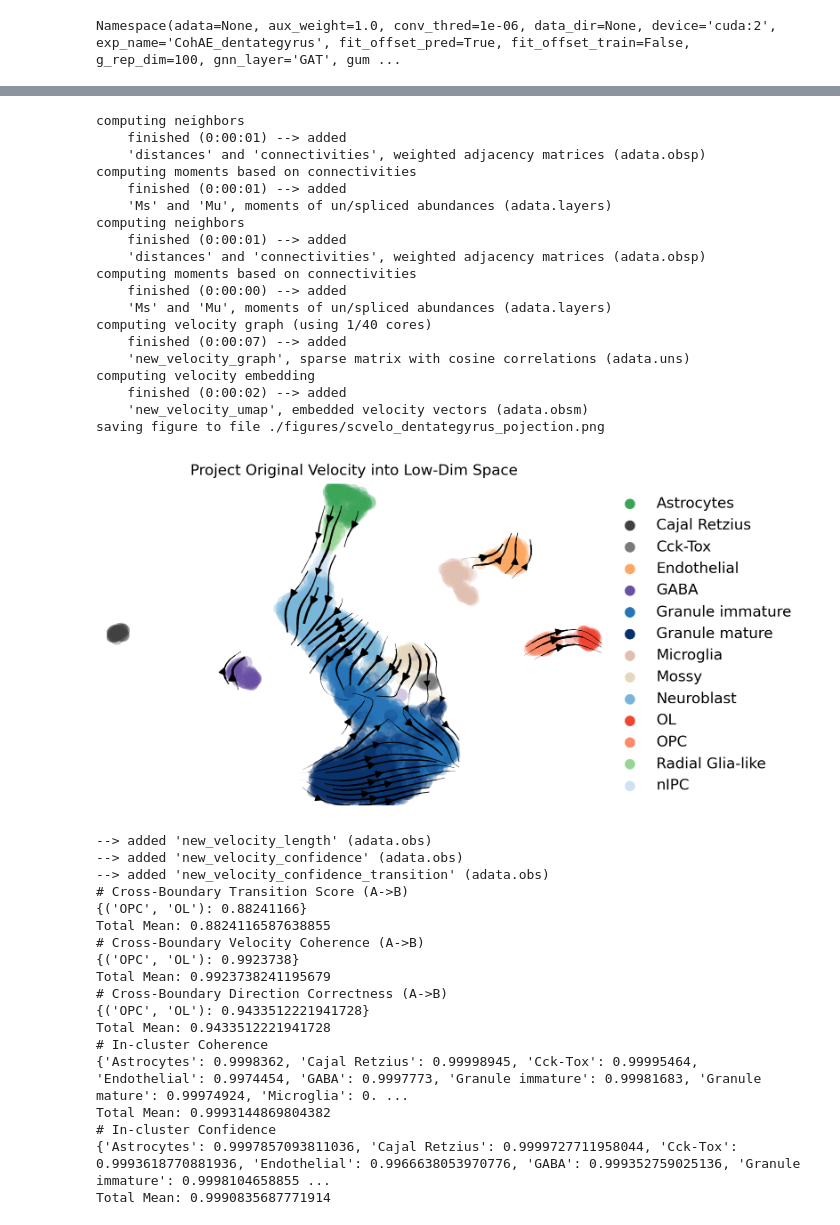
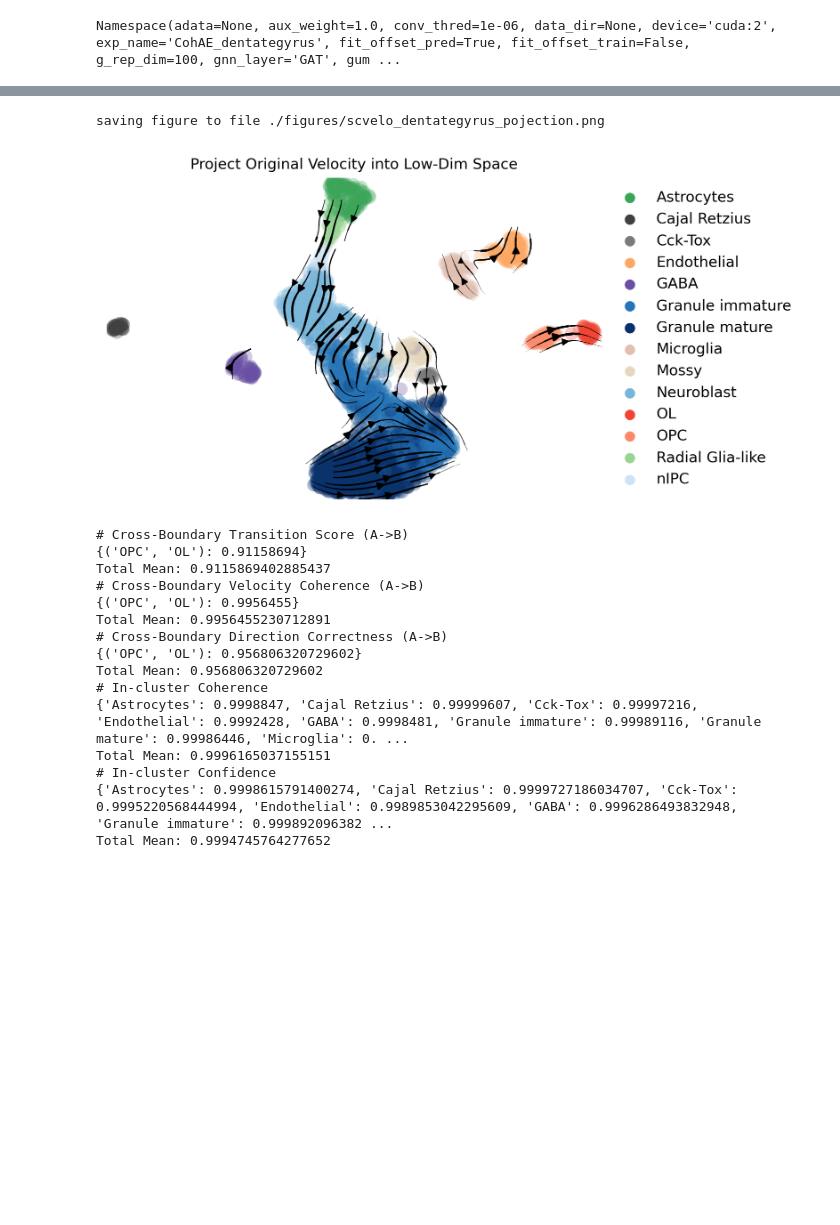
Before and after one commit to qiaochen/VeloAE, a Jupyter notebook: notebooks/dentategyrus/model-dentategyrus_gat.ipynb, the cells around one changed output, grey strips where cells are left out. Cells and saved outputs as stored; diff of their text form; code cells hidden in the pictures; blank space fills up the shorter version.

```diff
--- a/notebooks/dentategyrus/model-dentategyrus_gat.ipynb
+++ b/notebooks/dentategyrus/model-dentategyrus_gat.ipynb
@@ -15,7 +15,6 @@ args = parser.parse_args(args=['--lr', '1e-5',
                                '--k-dim', '100',
                                '--model-name', 'dentategyrus_model.cpt',
                                '--exp-name', 'CohAE_dentategyrus',
-                               '--scv_n_jobs', '10',
                                '--device', 'cuda:2',
                                '--gumbsoft_tau', '5',
                                '--nb_g_src', "X",
@@ -24,12 +23,13 @@ args = parser.parse_args(args=['--lr', '1e-5',
                                '--n_conn_nb', '30',
                                '--n_nb_newadata', '30',
                                '--aux_weight', '1',
-                               '--fit_offset_train', None,
-                               '--fit_offset_pred', 'True',
-                               '--use_offset_pred', None,
+                               '--fit_offset_train', 'false',
+                               '--fit_offset_pred', 'true',
+                               '--use_offset_pred', 'false',
                                '--gnn_layer', 'GAT',
                                '--vis-key', 'X_umap',
-                               '--vis_type_col', 'clusters'
+                               '--vis_type_col', 'clusters',
+                               '--scv_n_jobs', '10',
                               ])
 args
 # %% [output]
@@ -156,69 +134,48 @@ Train Epoch: 20000/20000        Loss: 0.468770
 # %%
 def exp(adata, exp_metrics):
     model = init_model(adata, args, device)
     model.load_state_dict(torch.load(args.model_name))
     model = model.to(device)
     model.eval()
     with torch.no_grad():
         x = model.encoder(tensor_x)
         s = model.encoder(tensor_s)
         u = model.encoder(tensor_u)
 
         v = estimate_ld_velocity(s, u, device=device, perc=[5, 95],
                                  norm=args.use_norm, fit_offset=args.fit_offset_pred,
                                  use_offset=args.use_offset_pred).cpu().numpy()
         x = x.cpu().numpy()
         s = s.cpu().numpy()
         u = u.cpu().numpy()
 
-    adata = new_adata(adata, x, s, u, v, g_basis=args.nb_g_src, n_nb_newadata=args.n_nb_newadata)
+    adata = new_adata(adata, x, s, u, v, g_basis=args.ld_nb_g_src, n_nb_newadata=args.n_nb_newadata)
     scv.tl.velocity_graph(adata, vkey='new_velocity', n_jobs=args.scv_n_jobs)
     scv.pl.velocity_embedding_stream(adata, legend_loc='right_margin', vkey="new_velocity", basis=args.vis_key, color=[args.vis_type_col],
                                     title="Project Original Velocity into Low-Dim Space", smooth=0.5,
                                     dpi=350,
                                     save='dentategyrus_pojection.png')
     scv.tl.velocity_confidence(adata, vkey='new_velocity')
     exp_metrics['Cohort AutoEncoder'] = evaluate(adata, cluster_edges, args.vis_type_col, "new_velocity")
 exp(adata, exp_metrics)
 # %% [output]
-computing neighbors
-    finished (0:00:01) --> added
-    'distances' and 'connectivities', weighted adjacency matrices (adata.obsp)
-computing moments based on connectivities
-    finished (0:00:01) --> added
-    'Ms' and 'Mu', moments of un/spliced abundances (adata.layers)
-computing neighbors
-    finished (0:00:01) --> added
-    'distances' and 'connectivities', weighted adjacency matrices (adata.obsp)
-computing moments based on connectivities
-    finished (0:00:00) --> added
-    'Ms' and 'Mu', moments of un/spliced abundances (adata.layers)
-computing velocity graph (using 1/40 cores)
-    finished (0:00:07) --> added
-    'new_velocity_graph', sparse matrix with cosine correlations (adata.uns)
-computing velocity embedding
-    finished (0:00:02) --> added
-    'new_velocity_umap', embedded velocity vectors (adata.obsm)
 saving figure to file ./figures/scvelo_dentategyrus_pojection.png
-[figure, old version]
+[figure, new version]
---> added 'new_velocity_length' (adata.obs)
---> added 'new_velocity_confidence' (adata.obs)
---> added 'new_velocity_confidence_transition' (adata.obs)
 # Cross-Boundary Transition Score (A->B)
-{('OPC', 'OL'): 0.88241166}
-Total Mean: 0.8824116587638855
+{('OPC', 'OL'): 0.91158694}
+Total Mean: 0.9115869402885437
 # Cross-Boundary Velocity Coherence (A->B)
-{('OPC', 'OL'): 0.9923738}
-Total Mean: 0.9923738241195679
+{('OPC', 'OL'): 0.9956455}
+Total Mean: 0.9956455230712891
 # Cross-Boundary Direction Correctness (A->B)
-{('OPC', 'OL'): 0.9433512221941728}
-Total Mean: 0.9433512221941728
+{('OPC', 'OL'): 0.956806320729602}
+Total Mean: 0.956806320729602
 # In-cluster Coherence
-{'Astrocytes': 0.9998362, 'Cajal Retzius': 0.99998945, 'Cck-Tox': 0.99995464, 'Endothelial': 0.9974454, 'GABA': 0.9997773, 'Granule immature': 0.99981683, 'Granule mature': 0.99974924, 'Microglia': 0. ...
-Total Mean: 0.9993144869804382
+{'Astrocytes': 0.9998847, 'Cajal Retzius': 0.99999607, 'Cck-Tox': 0.99997216, 'Endothelial': 0.9992428, 'GABA': 0.9998481, 'Granule immature': 0.99989116, 'Granule mature': 0.99986446, 'Microglia': 0. ...
+Total Mean: 0.9996165037155151
 # In-cluster Confidence
-{'Astrocytes': 0.9997857093811036, 'Cajal Retzius': 0.9999727711958044, 'Cck-Tox': 0.9993618770881936, 'Endothelial': 0.9966638053970776, 'GABA': 0.999352759025136, 'Granule immature': 0.9998104658855 ...
-Total Mean: 0.9990835687771914
+{'Astrocytes': 0.9998615791400274, 'Cajal Retzius': 0.9999727186034707, 'Cck-Tox': 0.9995220568444994, 'Endothelial': 0.9989853042295609, 'GABA': 0.9996286493832948, 'Granule immature': 0.999892096382 ...
+Total Mean: 0.9994745764277652
 # %%
 adata = scv.datasets.dentategyrus()
 scv.utils.show_proportions(adata)
```
Also changed, not shown: parts of 4 cells of this notebook, 7 other files.
